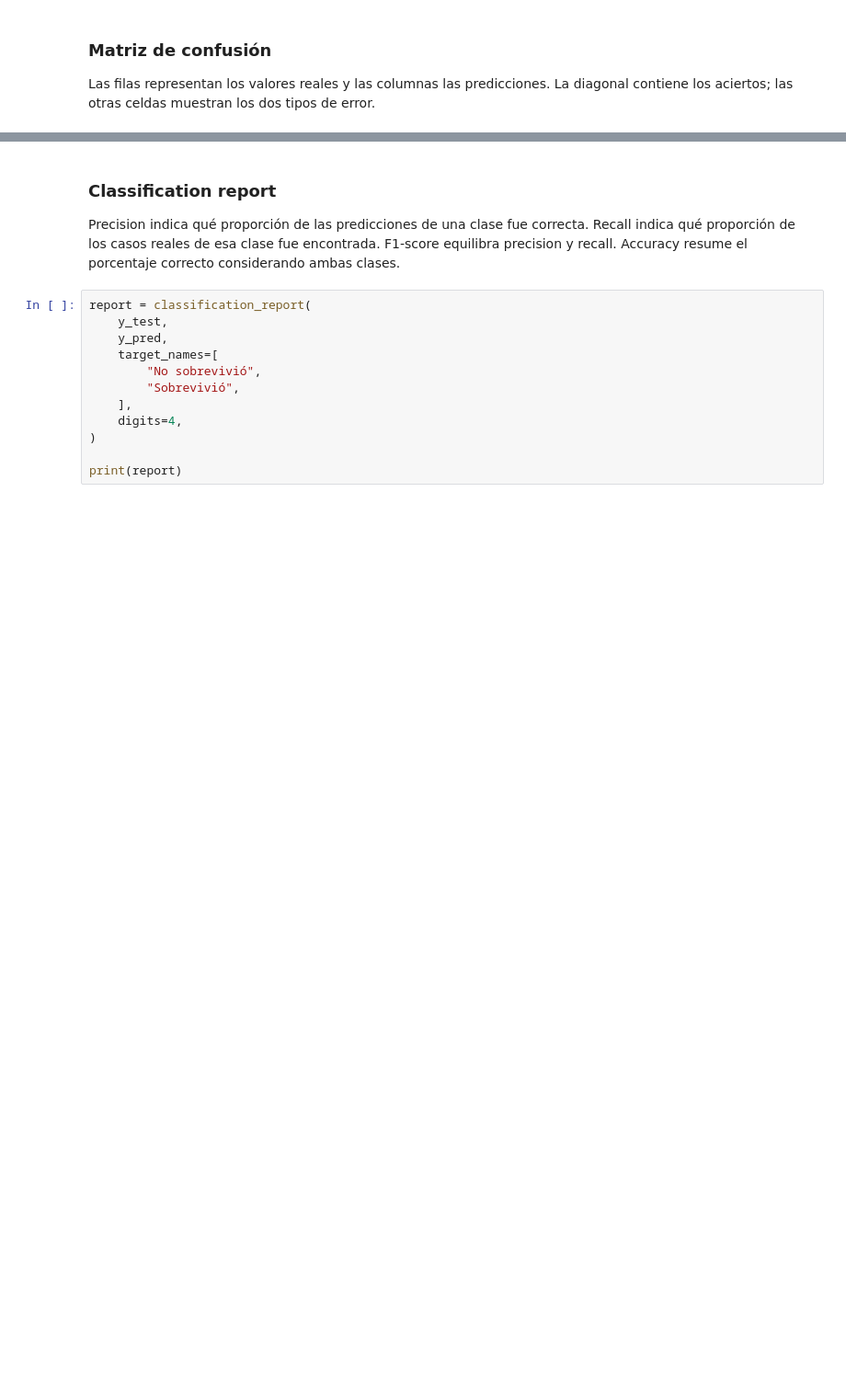
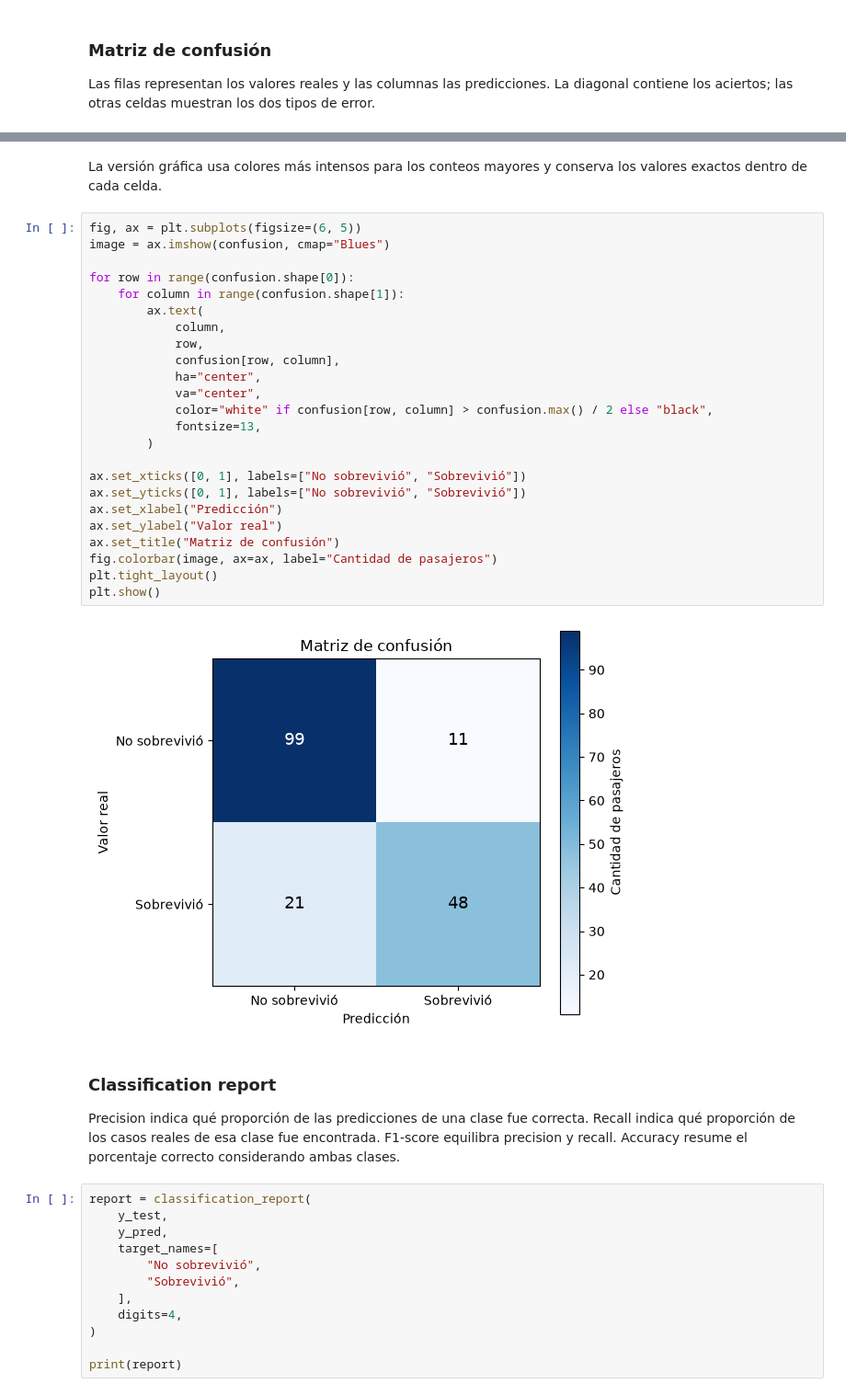
Before and after one commit to fariasdgs/ECBD_9AIDGS_PRACTICAS_230389, a Jupyter notebook: Practica10/notebooks/machine_learning_titanic.ipynb, the cells around one changed output, grey strips where cells are left out. Shown at 92% size. Cells and saved outputs as stored; diff of their text form; blank space fills up the shorter version.

```diff
--- a/Practica10/notebooks/machine_learning_titanic.ipynb
+++ b/Practica10/notebooks/machine_learning_titanic.ipynb
@@ -294,3 +467,31 @@ confusion_df
+# %% [markdown]
+La versión gráfica usa colores más intensos para los conteos mayores y conserva los valores exactos dentro de cada celda.
+# %%
+fig, ax = plt.subplots(figsize=(6, 5))
+image = ax.imshow(confusion, cmap="Blues")
+
+for row in range(confusion.shape[0]):
+    for column in range(confusion.shape[1]):
+        ax.text(
+            column,
+            row,
+            confusion[row, column],
+            ha="center",
+            va="center",
+            color="white" if confusion[row, column] > confusion.max() / 2 else "black",
+            fontsize=13,
+        )
+
+ax.set_xticks([0, 1], labels=["No sobrevivió", "Sobrevivió"])
+ax.set_yticks([0, 1], labels=["No sobrevivió", "Sobrevivió"])
+ax.set_xlabel("Predicción")
+ax.set_ylabel("Valor real")
+ax.set_title("Matriz de confusión")
+fig.colorbar(image, ax=ax, label="Cantidad de pasajeros")
+plt.tight_layout()
+plt.show()
+# %% [output]
+[figure, added]
 # %% [markdown]
 ### Classification report
 
```
Also changed, not shown: parts of 21 cells of this notebook, 6 other files.
